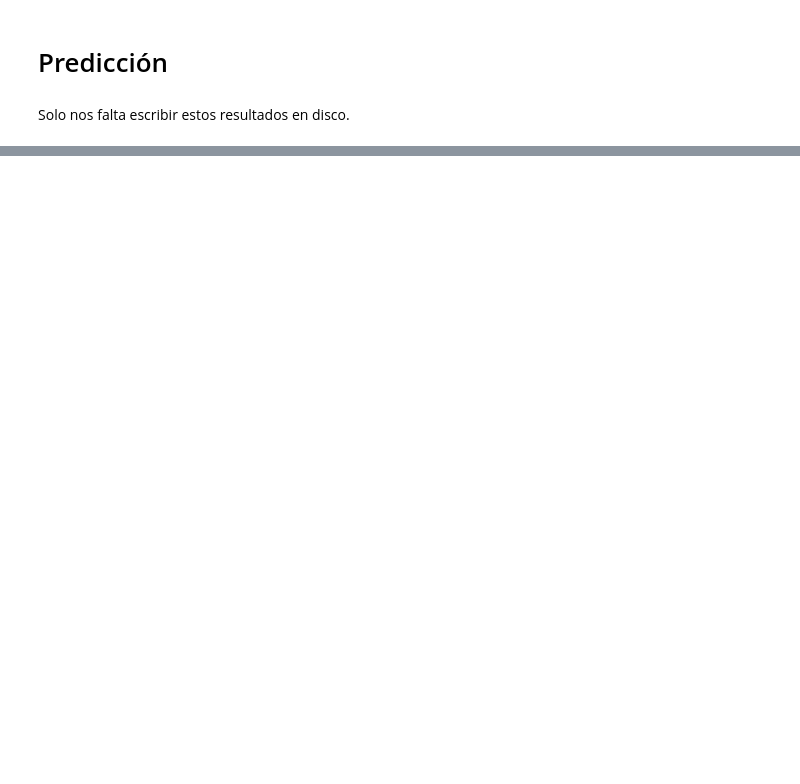
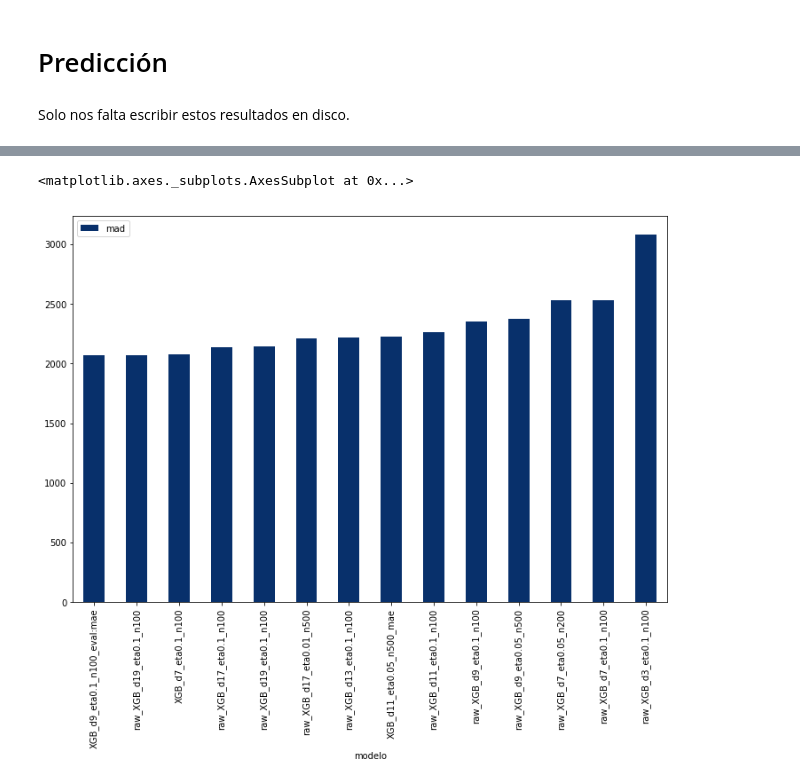
Before and after one commit to AlwaysLearningDeeper/Salesforce-Predictive-Modelling, a Jupyter notebook: trabajo.ipynb, the cells around one changed output, grey strips where cells are left out. Cells and saved outputs as stored; diff of their text form; code cells hidden in the pictures; blank space fills up the shorter version.

Commit message:
Add XGBoost models

```diff
--- a/trabajo.ipynb
+++ b/trabajo.ipynb
@@ -729,0 +1243,7 @@ out.to_csv('Test_Mission.txt')
+# %%
+scores_df = pd.DataFrame(data=scores)
+
+scores_df = scores_df.set_index('modelo')
+
+#scores_df = scores_df.iloc[:-2]
+display(scores_df)
@@ -729,0 +1267,6 @@ out.to_csv('Test_Mission.txt')
+# %%
+scores_df = scores_df.sort_values(by="mad")
+scores_df.plot(kind='bar',y='mad',colormap='Blues_r',figsize=(12, 8))
+# %% [output]
+<matplotlib.axes._subplots.AxesSubplot at 0x...>
+[figure, added]
```
Also changed, not shown: parts of 70 cells of this notebook, 1 other file.
